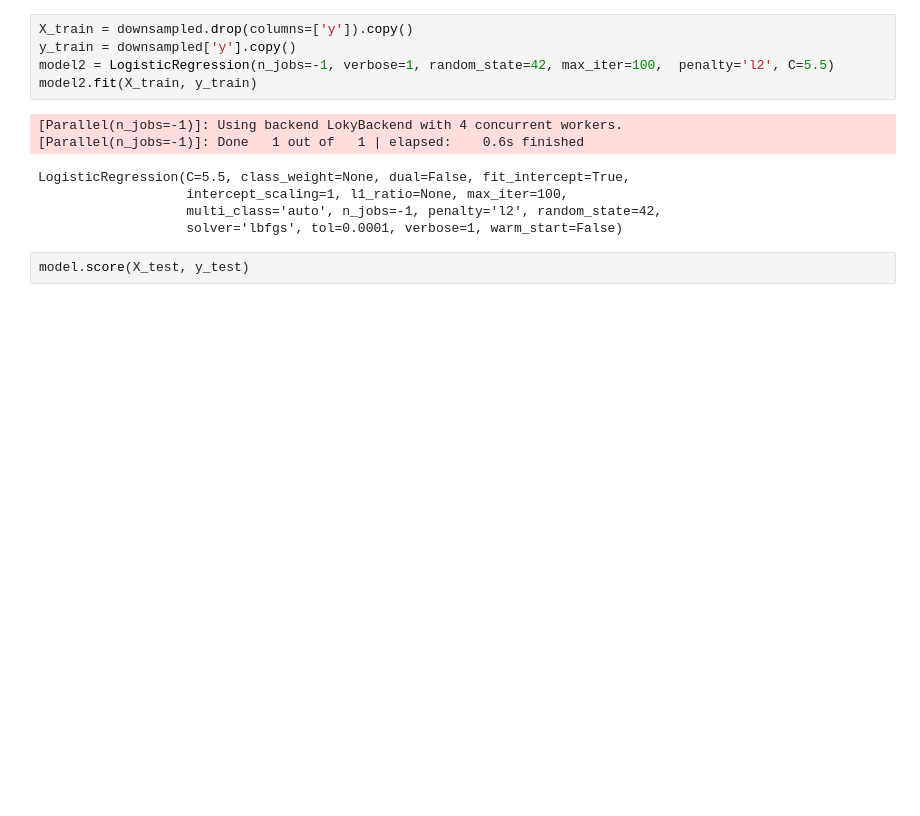
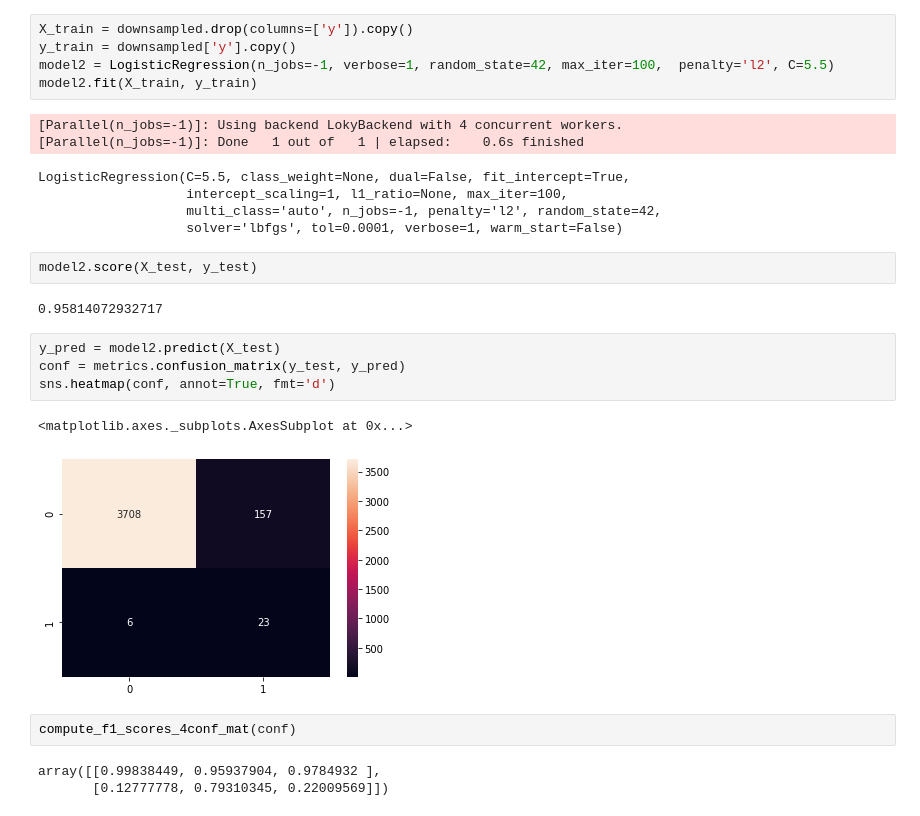
Before and after one commit to MarcusGitAccount/Covid19-Survival-Prediction, a Jupyter notebook: 30239_ PopMarcus.ipynb, the cells around one changed output. Drawn from its saved outputs; the diff is of its cells as text; blank space fills up the shorter version.

Commit message:
Added rendered confussion matrix

```diff
--- a/30239_ PopMarcus.ipynb
+++ b/30239_ PopMarcus.ipynb
@@ -483,4 +483,18 @@ LogisticRegression(C=5.5, class_weight=None, dual=False, fit_intercept=True,
                    multi_class='auto', n_jobs=-1, penalty='l2', random_state=42,
                    solver='lbfgs', tol=0.0001, verbose=1, warm_start=False)
 # %%
-model.score(X_test, y_test)
+model2.score(X_test, y_test)
+# %% [output]
+0.95814072932717
+# %%
+y_pred = model2.predict(X_test)
+conf = metrics.confusion_matrix(y_test, y_pred)
+sns.heatmap(conf, annot=True, fmt='d')
+# %% [output]
+<matplotlib.axes._subplots.AxesSubplot at 0x...>
+[figure, added]
+# %%
+compute_f1_scores_4conf_mat(conf)
+# %% [output]
+array([[0.99838449, 0.95937904, 0.9784932 ],
+       [0.12777778, 0.79310345, 0.22009569]])
```
